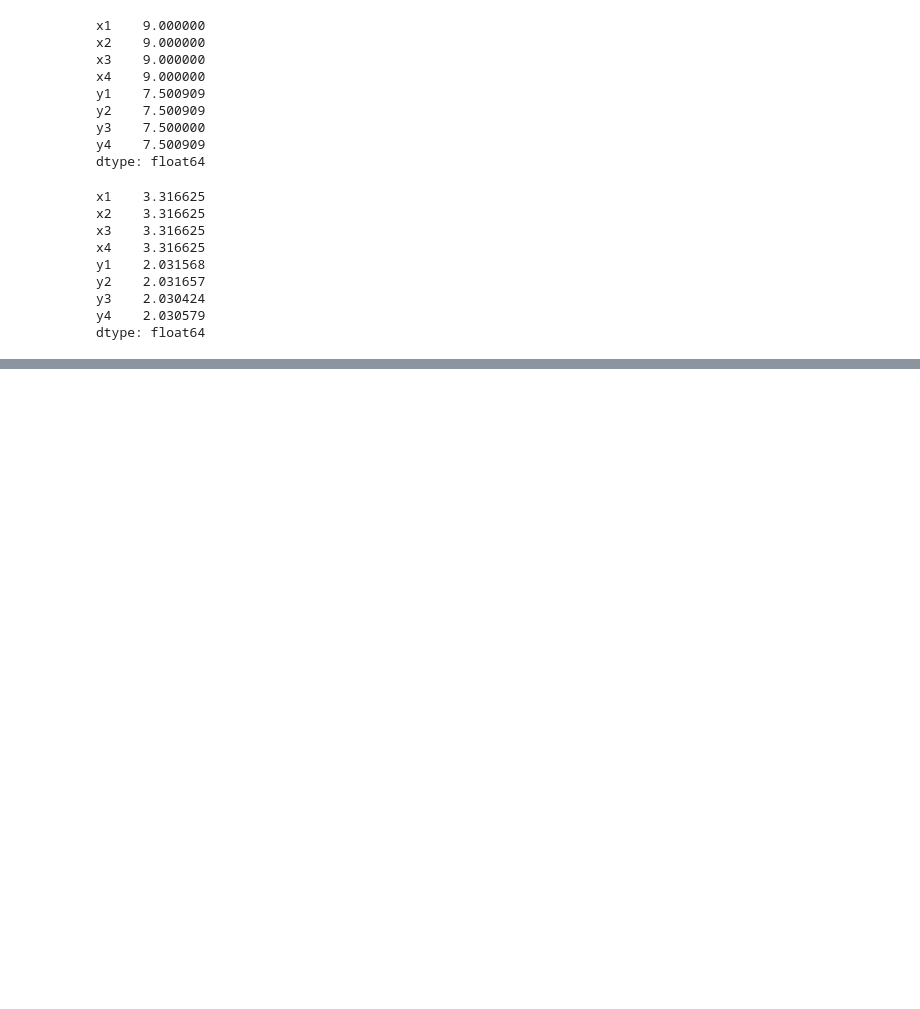
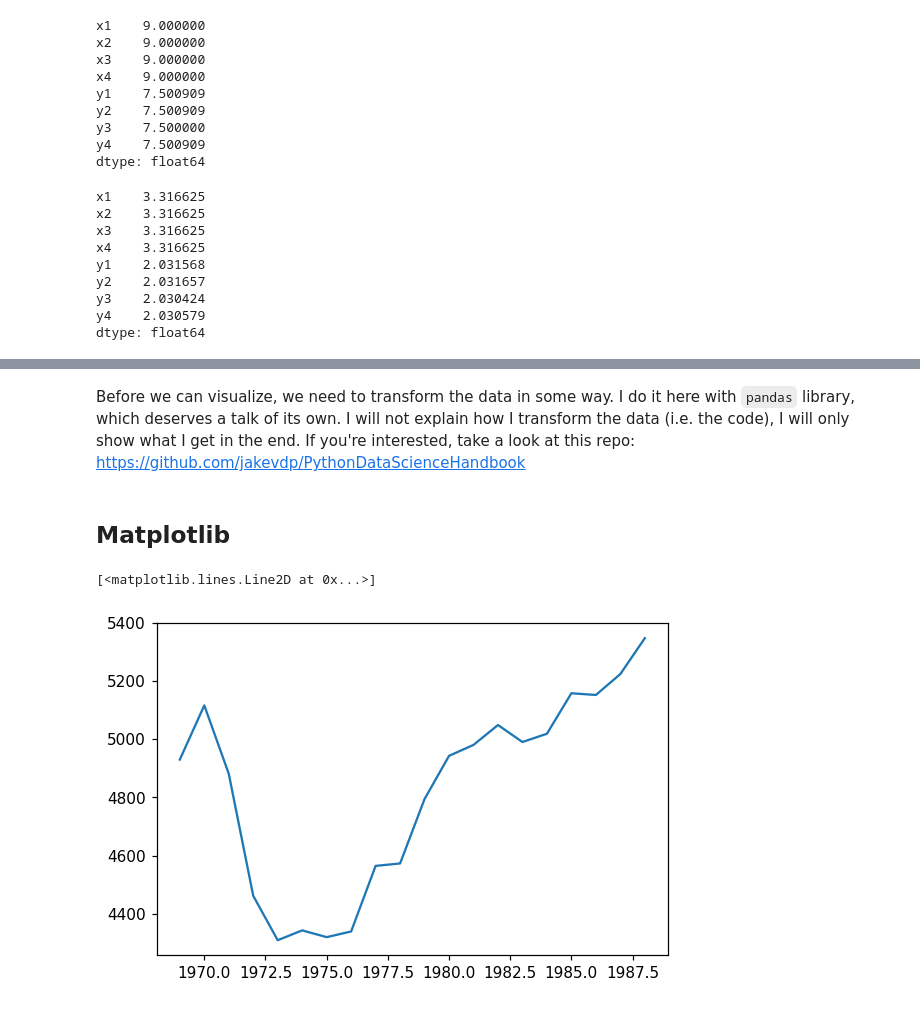
Before and after one commit to antopolskiy/caffeina-data-vis, a Jupyter notebook: intro-to-data-visualization.ipynb, the cells around one changed output, grey strips where cells are left out. Saved outputs shown, nothing was run; the diff lists cells and outputs as text; code cells hidden in the pictures; blank space fills up the shorter version.

```diff
--- a/intro-to-data-visualization.ipynb
+++ b/intro-to-data-visualization.ipynb
@@ -36,7 +36,9 @@ import numpy as np
 
 %matplotlib inline
 import matplotlib.pyplot as plt
+import matplotlib as mpl
 import seaborn as sns
+mpl.rcParams['figure.dpi'] = 110
 # %% [markdown]
 # Exploration VS Presentation
 
@@ -108,0 +122,8 @@ An image much like this one provoked the massive protests in 2011 after the parl
+# %%
+births = pd.read_csv('data/births.csv').dropna()
+births = births.loc[births.day.notnull()]
+births = births.loc[births.births>1000]
+births['day'] = pd.to_numeric(births.day)
+births['month'] = pd.to_numeric(births.month)
+births['year'] = pd.to_numeric(births.year)
+print(births.shape)
@@ -108,0 +150,10 @@ An image much like this one provoked the massive protests in 2011 after the parl
+# %% [markdown]
+Before we can visualize, we need to transform the data in some way. I do it here with `pandas` library, which deserves a talk of its own. I will not explain how I transform the data (i.e. the code), I will only show what I get in the end. If you're interested, take a look at this repo: https://github.com/jakevdp/PythonDataScienceHandbook
+# %% [markdown]
+## Matplotlib
+# %%
+births_per_year = births.groupby('year')['births'].mean()
+plt.plot(births_per_year)
+# %% [output]
+[<matplotlib.lines.Line2D at 0x...>]
+[figure, added]
```
Also changed, not shown: parts of 11 cells of this notebook.
